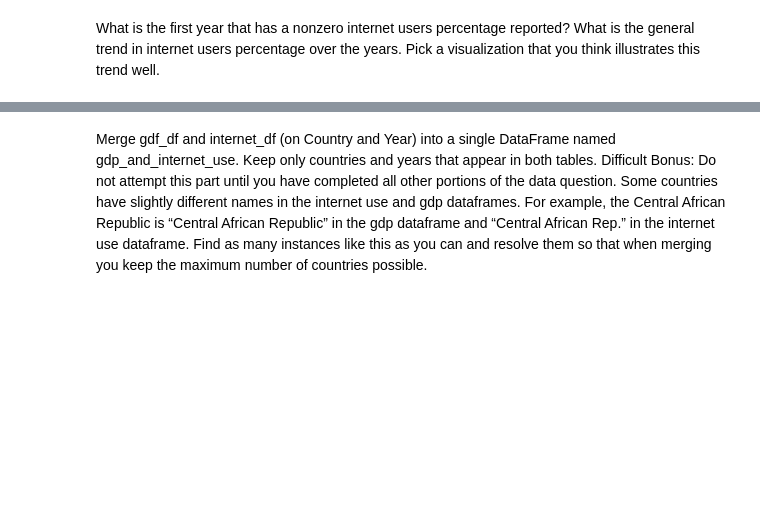
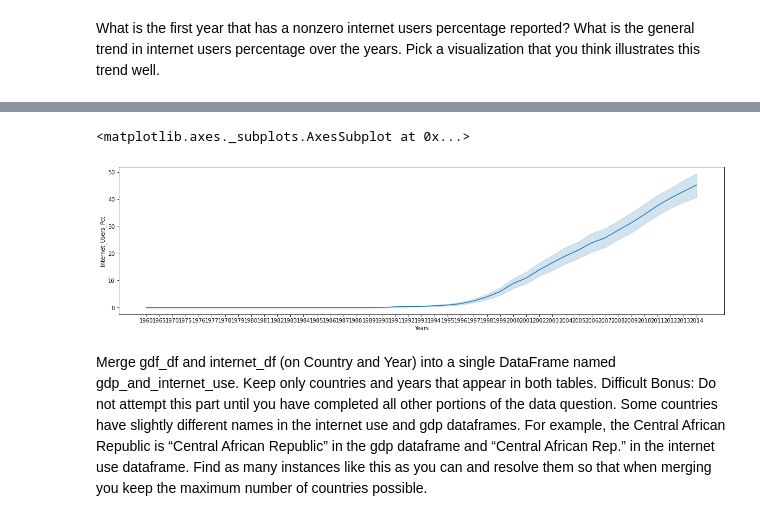
Before and after one commit to nss-data-science-cohort-4/dq1-undata-matthgray, a Jupyter notebook: un_data.ipynb, the cells around one changed output, grey strips where cells are left out. Cells and saved outputs as stored; diff of their text form; code cells hidden in the pictures; blank space fills up the shorter version.

```diff
--- a/un_data.ipynb
+++ b/un_data.ipynb
@@ -439,2 +448,2 @@ internet_df.head()
 # %%
-internet_df = gdp_df.drop("Value Footnotes", axis=1)
+internet_df = internet_df.drop("Value Footnotes", axis=1)
@@ -443,4 +450,11 @@ internet_df.head()
+# %%
+new_columns_ie = {'Country or Area' : 'Country',
+               'Year': 'Years',
+               'Value': 'Internet_Users_Pct',}
+internet_df.rename(columns = new_columns_ie, inplace=True)
 # %% [markdown]
 How many rows and columns does this new dataset have? What are the
 types of its columns? Ensure that the Internet_Users_Pct column is a
 numeric data type and fix it if it is not.
+# %%
+internet_df = internet_df.dropna()
@@ -451,3 +507,9 @@ a visualization that you think illustrates this trend well.
+# %%
+plt.figure(figsize=(20,5))
+sns.lineplot(data= internet_df,x =internet_df["Years"],y=internet_df["Internet_Users_Pct"])
+# %% [output]
+<matplotlib.axes._subplots.AxesSubplot at 0x...>
+[figure, added]
 # %% [markdown]
 Merge gdf_df and internet_df (on Country and Year) into a single
 DataFrame named gdp_and_internet_use. Keep only countries and years
```
Also changed, not shown: parts of 24 cells of this notebook.
